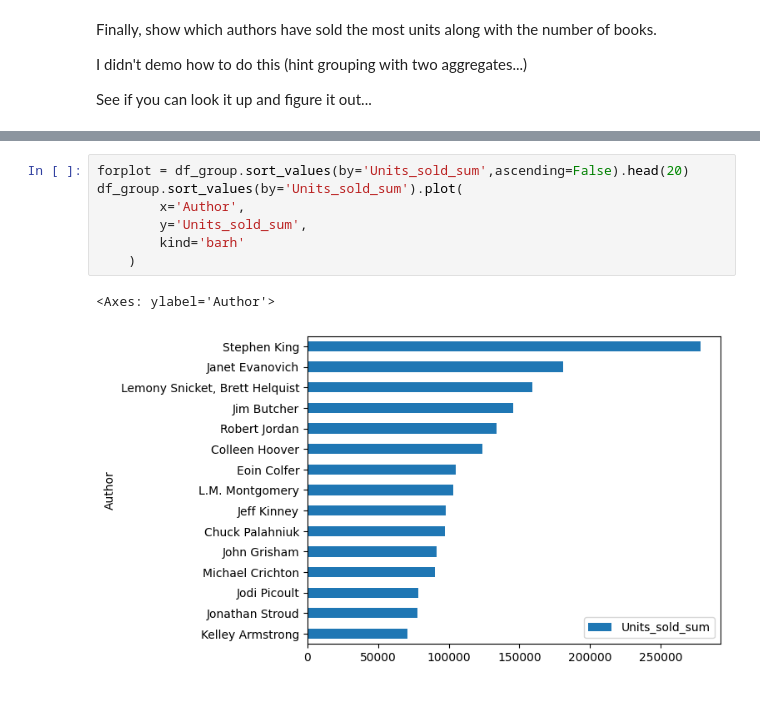
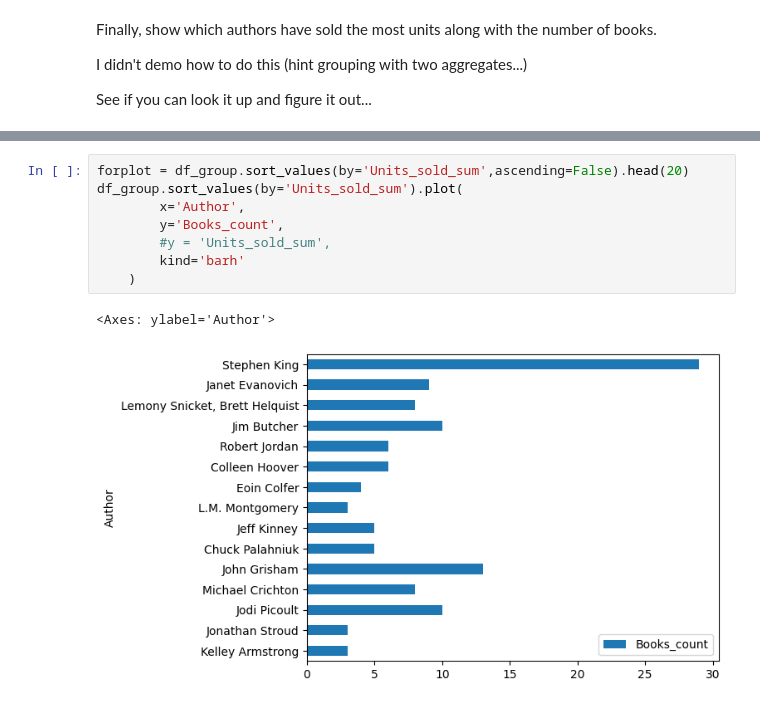
Before and after one commit to NourSaf/dataStructures-course-content, a Jupyter notebook: 08_Pandas/pandas_intro/Homework9-0pandas-intro.ipynb, the cells around one changed output, grey strips where cells are left out. Drawn from its saved outputs; the diff is of its cells as text.

Commit message:
changes the bar chart

```diff
--- a/08_Pandas/pandas_intro/Homework9-0pandas-intro.ipynb
+++ b/08_Pandas/pandas_intro/Homework9-0pandas-intro.ipynb
@@ -491,10 +195,11 @@ df_group
 # %%
 forplot = df_group.sort_values(by='Units_sold_sum',ascending=False).head(20)
 df_group.sort_values(by='Units_sold_sum').plot(
         x='Author',
-        y='Units_sold_sum',
+        y='Books_count',
+        #y = 'Units_sold_sum',
         kind='barh'
     )
 # %% [output]
 <Axes: ylabel='Author'>
-[figure, old version]
+[figure, new version]
```
Also changed, not shown: parts of 28 cells of this notebook, 1 other file.
